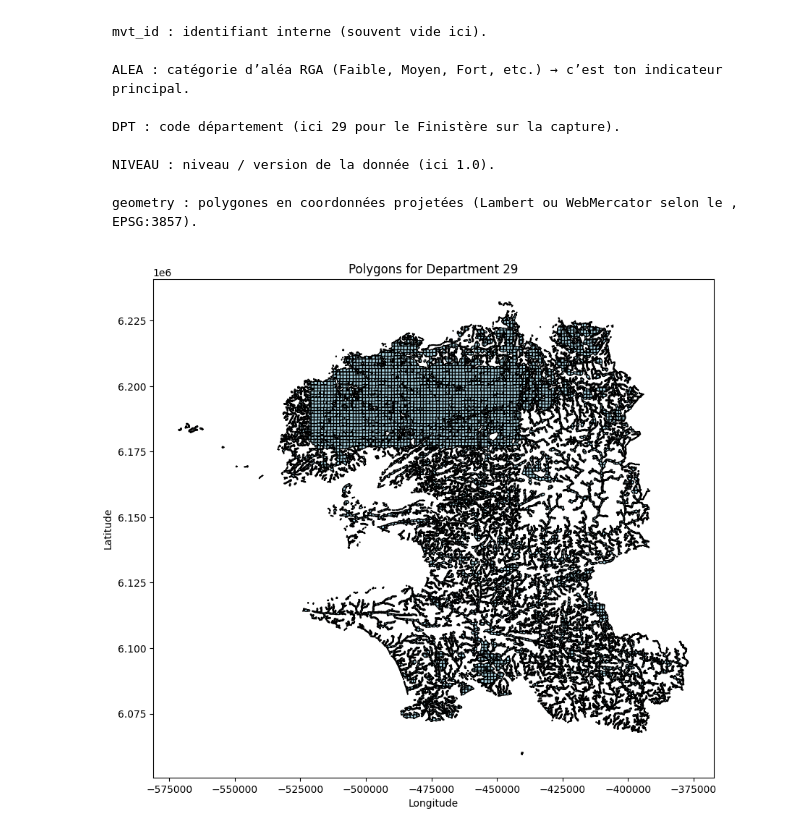
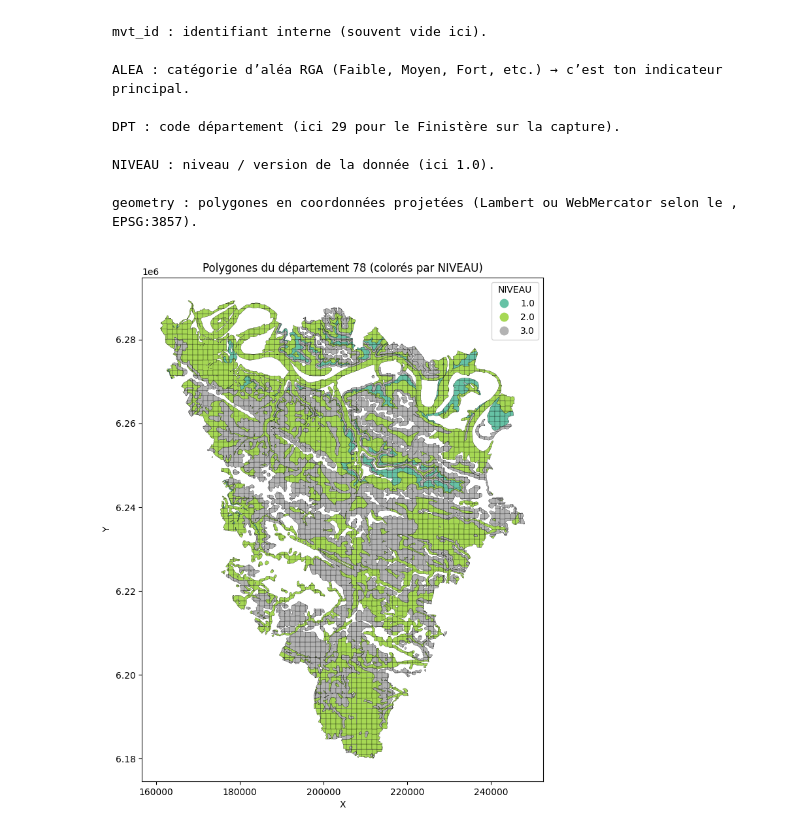
Before and after one commit to Lanouraf/Climate_Risk_Project_SWI_MS_A, a Jupyter notebook: data_processing.ipynb, the cells around one changed output. Cells and saved outputs as stored; diff of their text form; code cells hidden in the pictures.

```diff
--- a/data_processing.ipynb
+++ b/data_processing.ipynb
@@ -320,12 +331,28 @@ dtype: int64
 
     geometry : polygones en coordonnées projetées (Lambert ou WebMercator selon le , EPSG:3857).
 # %%
-# Filter and plot the data for department 29
-fig, ax = plt.subplots(figsize=(10, 10))
-argile_gdf[argile_gdf['DPT'] == '29'].plot(ax=ax, color='lightblue', edgecolor='black')
-ax.set_title("Polygons for Department 29")
-ax.set_xlabel("Longitude")
-ax.set_ylabel("Latitude")
-plt.show()
+# Filter for department 78 and plot with a color code based on NIVEAU
+selected = argile_gdf[argile_gdf['DPT'] == 78].copy()
+
+if selected.empty:
+    print("Aucune géométrie pour le département 78.")
+else:
+    # treat NIVEAU as categorical to get discrete colors
+    selected['NIVEAU'] = selected['NIVEAU'].astype('category')
+
+    fig, ax = plt.subplots(figsize=(10, 10))
+    selected.plot(
+        column='NIVEAU',
+        cmap='Set2',           # choix de palette (changer si souhaité)
+        legend=True,
+        legend_kwds={'title': 'NIVEAU'},
+        ax=ax,
+        edgecolor='black',
+        linewidth=0.2
+    )
+    ax.set_title("Polygones du département 78 (colorés par NIVEAU)")
+    ax.set_xlabel("X")
+    ax.set_ylabel("Y")
+    plt.show()
 # %% [output]
-[figure, old version]
+[figure, new version]
```
Also changed, not shown: parts of 7 cells of this notebook.
